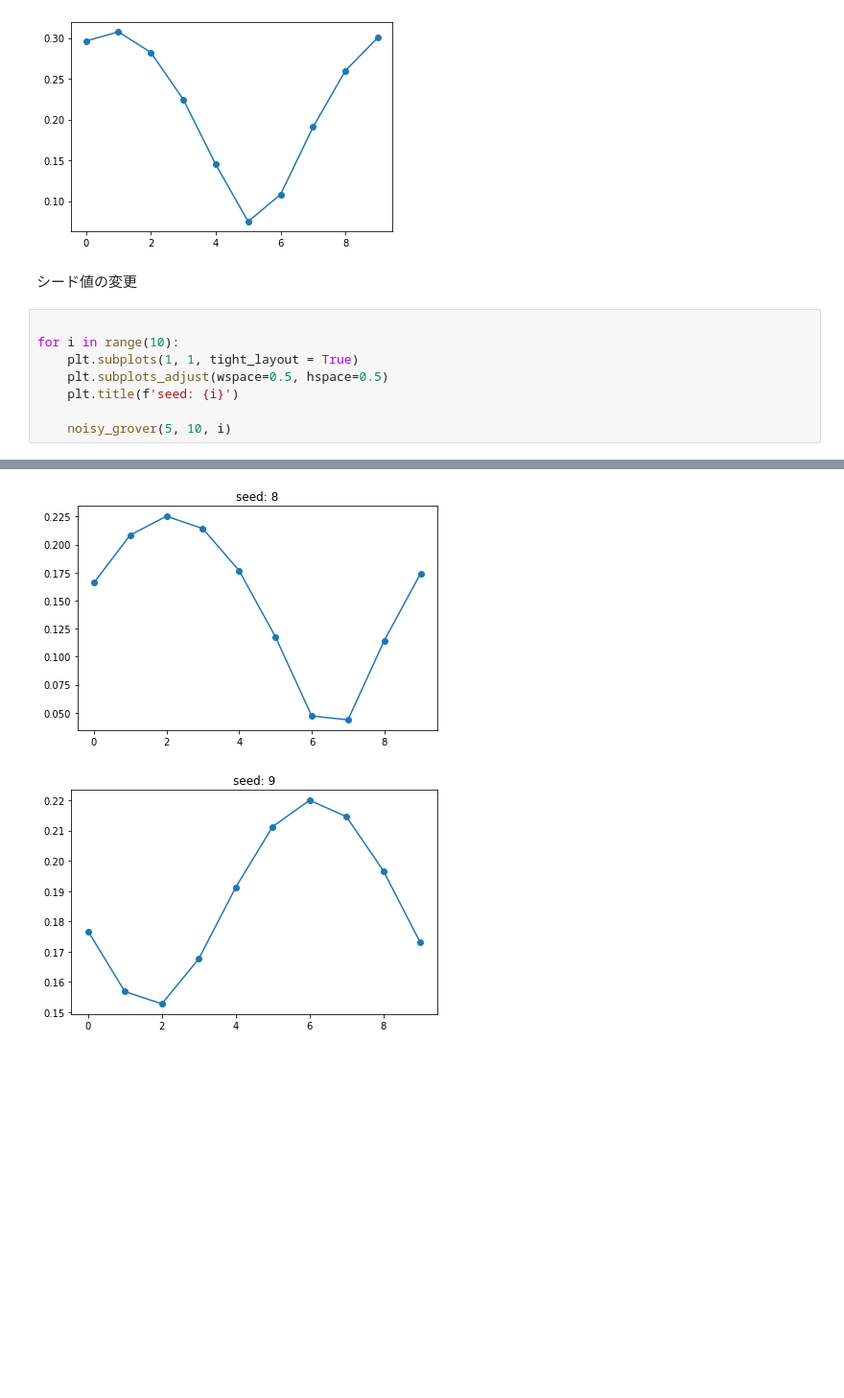
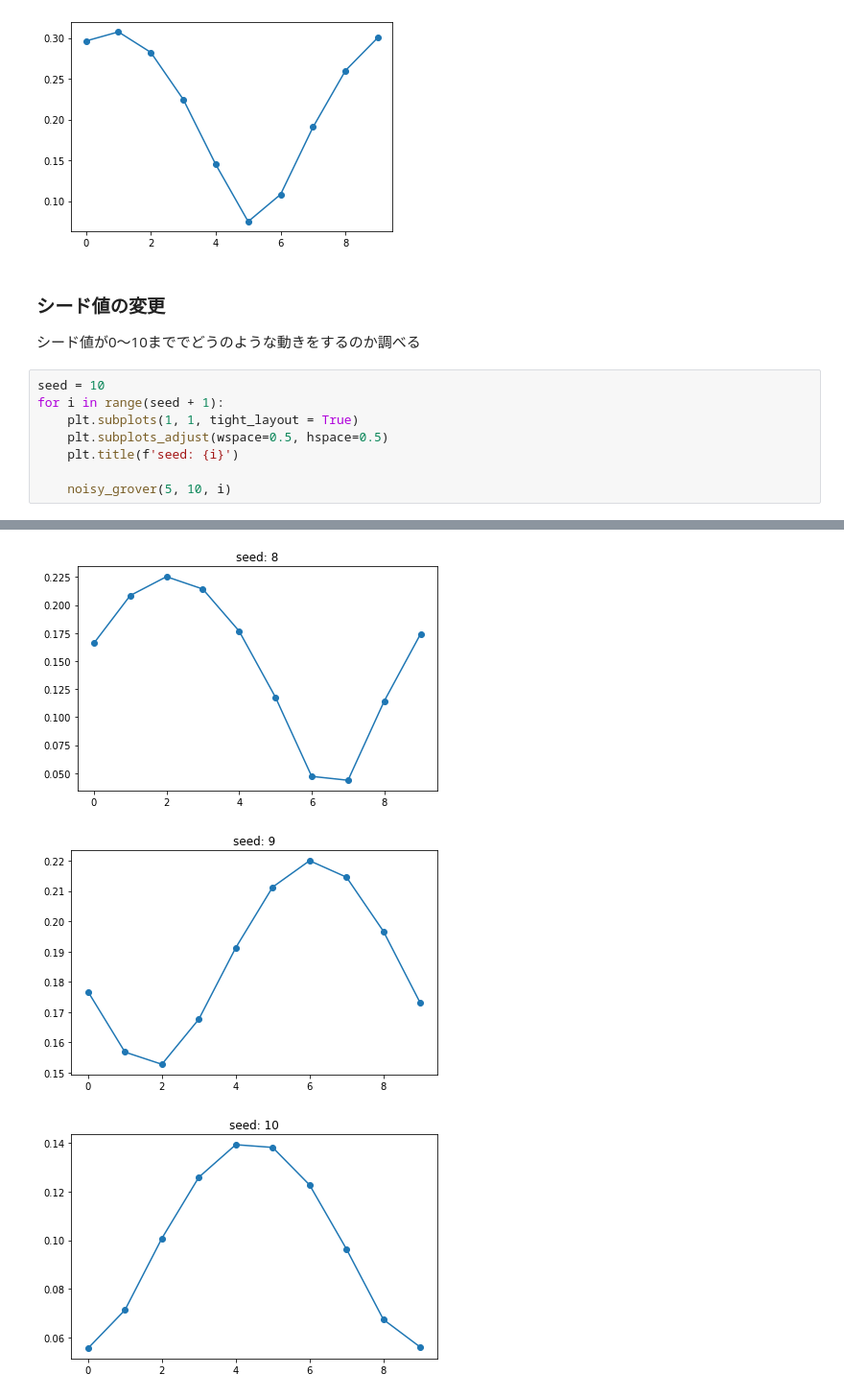
Before and after one commit to KaitoMuraoka/BasicQuantumAlgorithm, a Jupyter notebook: main/Second.ipynb, the cells around one changed output, grey strips where cells are left out. Shown at 96% size. Drawn from its saved outputs; the diff is of its cells as text; blank space fills up the shorter version.

```diff
--- a/main/Second.ipynb
+++ b/main/Second.ipynb
@@ -218,11 +221,12 @@ state: *** Quantum State ***
 0.3006705833761598
 maximal probability 3.075497e-01 is obtained at k = 2
 [figure]
-# %% [markdown]
-シード値の変更
+# %% [markdown]
+### シード値の変更
+シード値が0〜10まででどうのような動きをするのか調べる
 # %%
-
-for i in range(10):
+seed = 10
+for i in range(seed + 1):
     plt.subplots(1, 1, tight_layout = True)
     plt.subplots_adjust(wspace=0.5, hspace=0.5)
     plt.title(f'seed: {i}')
@@ -249,10 +253,11 @@ maximal probability 2.200454e-01 is obtained at k = 7
 [figure]
 [figure]
 [figure]
 [figure]
 [figure]
 [figure]
 [figure]
 [figure]
 [figure]
 [figure]
+[figure, added]
```
Also changed, not shown: parts of 4 cells of this notebook.
